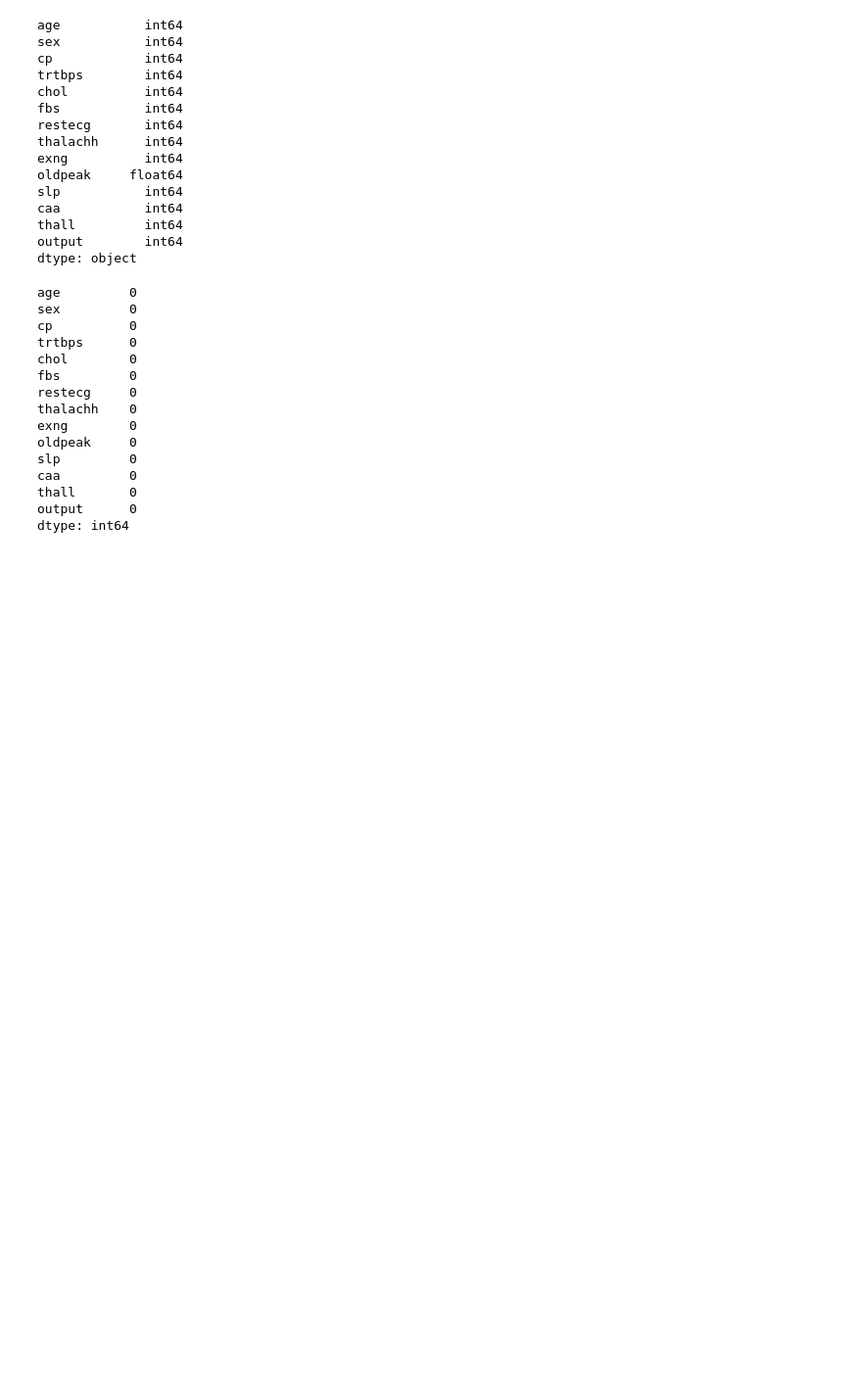
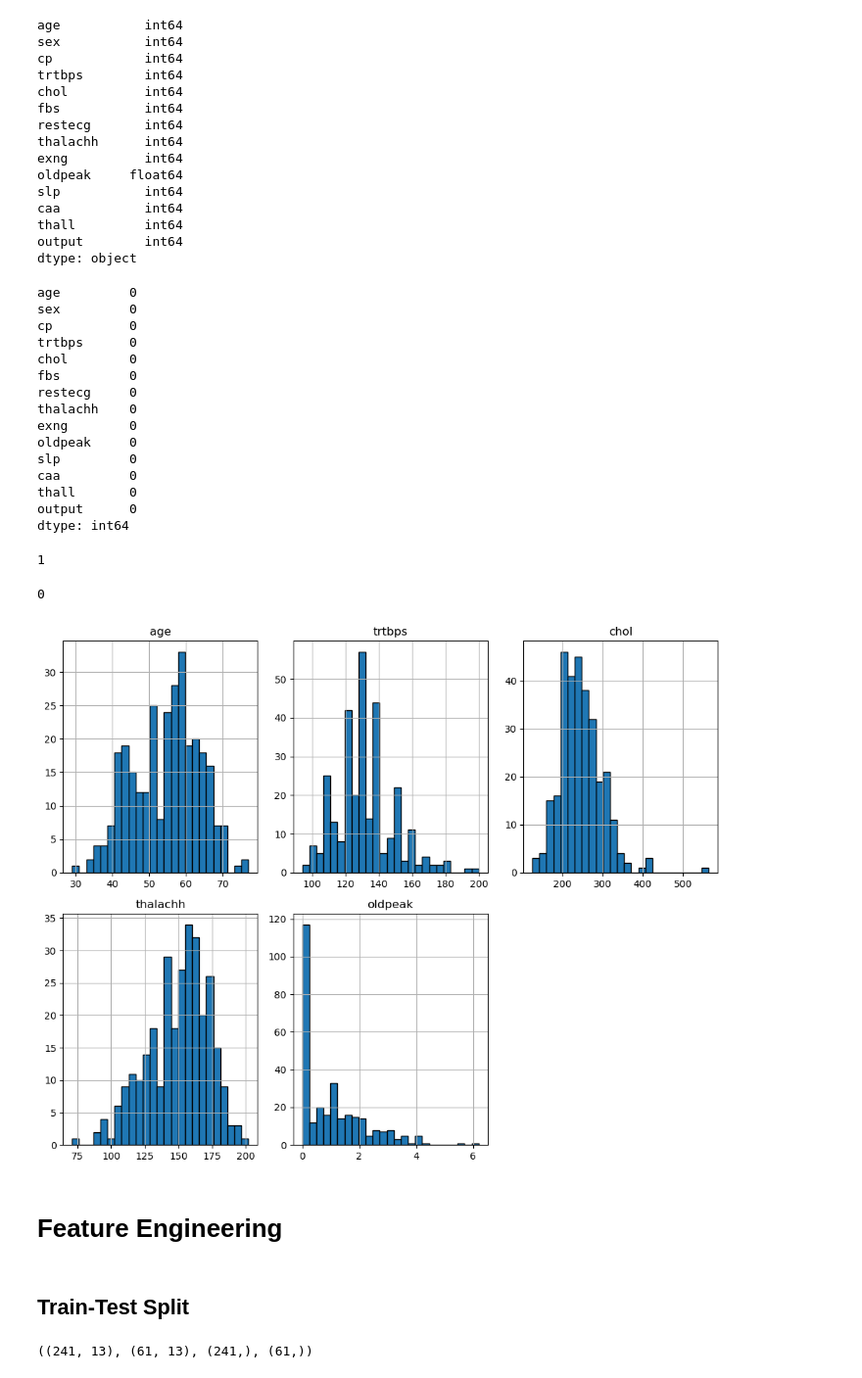
Before and after one commit to AlexGoncalves21/SInts_24, a Jupyter notebook: Projeto/HeartAttack_Predict.ipynb, the cells around one changed output. Shown at 98% size. Drawn from its saved outputs; the diff is of its cells as text; code cells hidden in the pictures; blank space fills up the shorter version.

```diff
--- a/Projeto/HeartAttack_Predict.ipynb
+++ b/Projeto/HeartAttack_Predict.ipynb
@@ -6,0 +13,4 @@ data = pd.read_csv('heart.csv')#,header=None)
+# %%
+def hist_numeric_variables(df, numeric_variables):
+    df[numeric_variables].hist(bins=25, figsize=(10, 8), layout=(-1, 3), edgecolor="black")
+    plt.tight_layout()
@@ -61,3 +104,29 @@ caa         0
 thall       0
 output      0
 dtype: int64
+# %%
+data.duplicated().sum()
+# %% [output]
+1
+# %%
+data.drop_duplicates(inplace=True)
+data.duplicated().sum()
+# %% [output]
+0
+# %%
+numeric_variables = ['age', 'trtbps', 'chol', 'thalachh', 'oldpeak']
+hist_numeric_variables(data, numeric_variables)
+# %% [output]
+[figure, added]
+# %% [markdown]
+# Feature Engineering
+# %% [markdown]
+## Train-Test Split
+# %%
+X = data.drop('output', axis=1)
+y = data['output']
+
+X_train, X_test, y_train, y_test = train_test_split(X, y, test_size = 0.2, random_state = 42)
+X_train.shape, X_test.shape, y_train.shape, y_test.shape
+# %% [output]
+((241, 13), (61, 13), (241,), (61,))
```
Also changed, not shown: parts of 15 cells of this notebook.
